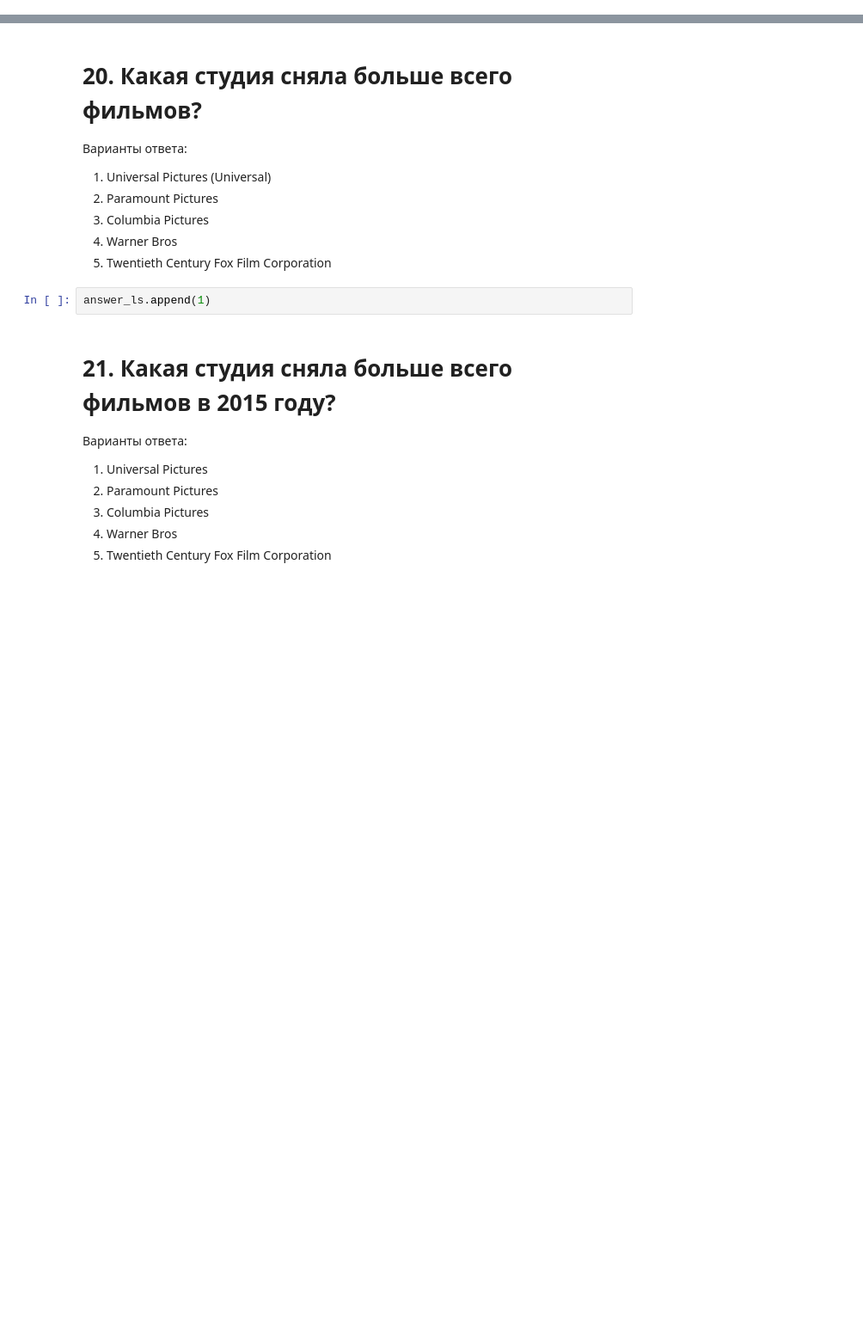
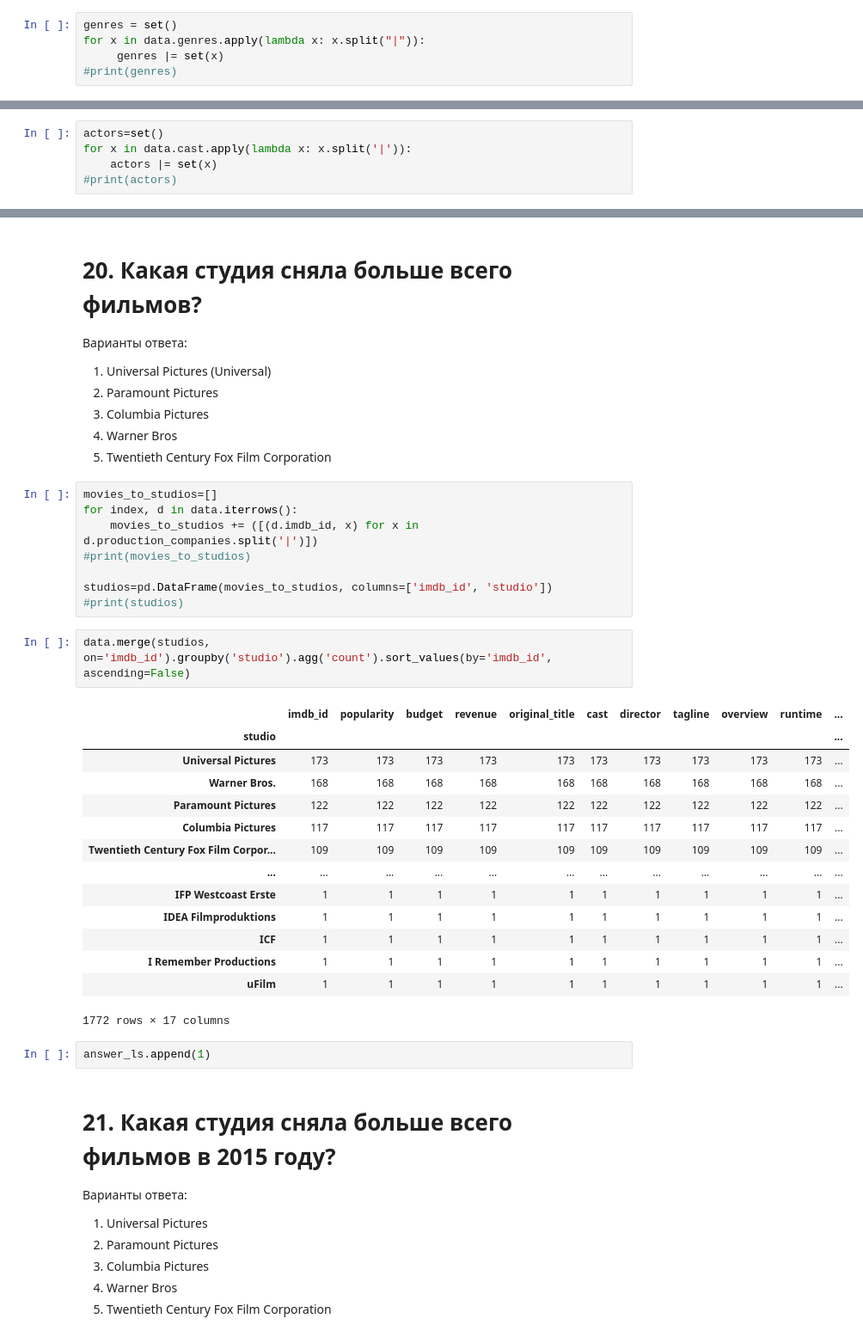
Before and after one commit to ekr11/skillfactory_rds, a Jupyter notebook: project_1/[SF-DST] Movies IMBD v3.0.ipynb, the cells around one changed output, grey strips where cells are left out. Shown: that part at 86% size. Drawn from its saved outputs; the diff is of its cells as text; blank space fills up the shorter version.

```diff
--- a/project_1/[SF-DST] Movies IMBD v3.0.ipynb
+++ b/project_1/[SF-DST] Movies IMBD v3.0.ipynb
@@ -215,3 +215,8 @@ answer_ls.append(5)
 3. Drama
 4. Comedy
 5. Thriller
+# %%
+genres = set()
+for x in data.genres.apply(lambda x: x.split("|")):
+     genres |= set(x)
+#print(genres)
@@ -313,3 +330,8 @@ answer_ls.append(5)
 3. Michelle Rodriguez
 4. Orlando Bloom
 5. Rupert Grint
+# %%
+actors=set()
+for x in data.cast.apply(lambda x: x.split('|')):
+    actors |= set(x)
+#print(actors)
@@ -353,6 +401,31 @@ answer_ls.append(1)
 3. Columbia Pictures
 4. Warner Bros
 5. Twentieth Century Fox Film Corporation
+# %%
+movies_to_studios=[]
+for index, d in data.iterrows():
+    movies_to_studios += ([(d.imdb_id, x) for x in d.production_companies.split('|')])
+#print(movies_to_studios)
+
+studios=pd.DataFrame(movies_to_studios, columns=['imdb_id', 'studio'])
+#print(studios)
+# %%
+data.merge(studios, on='imdb_id').groupby('studio').agg('count').sort_values(by='imdb_id', ascending=False)
+# %% [output]
+|  | imdb_id | popularity | budget | revenue | original_title | cast | director | tagline | overview | runtime | ... |
+| studio |  |  |  |  |  |  |  |  |  |  | ... |
+| Universal Pictures | 173 | 173 | 173 | 173 | 173 | 173 | 173 | 173 | 173 | 173 | ... |
+| Warner Bros. | 168 | 168 | 168 | 168 | 168 | 168 | 168 | 168 | 168 | 168 | ... |
+| Paramount Pictures | 122 | 122 | 122 | 122 | 122 | 122 | 122 | 122 | 122 | 122 | ... |
+| Columbia Pictures | 117 | 117 | 117 | 117 | 117 | 117 | 117 | 117 | 117 | 117 | ... |
+| Twentieth Century Fox Film Corpor... | 109 | 109 | 109 | 109 | 109 | 109 | 109 | 109 | 109 | 109 | ... |
+| ... | ... | ... | ... | ... | ... | ... | ... | ... | ... | ... | ... |
+| IFP Westcoast Erste | 1 | 1 | 1 | 1 | 1 | 1 | 1 | 1 | 1 | 1 | ... |
+| IDEA Filmproduktions | 1 | 1 | 1 | 1 | 1 | 1 | 1 | 1 | 1 | 1 | ... |
+| ICF | 1 | 1 | 1 | 1 | 1 | 1 | 1 | 1 | 1 | 1 | ... |
+| I Remember Productions | 1 | 1 | 1 | 1 | 1 | 1 | 1 | 1 | 1 | 1 | ... |
+| uFilm | 1 | 1 | 1 | 1 | 1 | 1 | 1 | 1 | 1 | 1 | ... |
+1772 rows × 17 columns
 # %%
 answer_ls.append(1)
 # %% [markdown]
```
Also changed, not shown: parts of 11 cells of this notebook.
